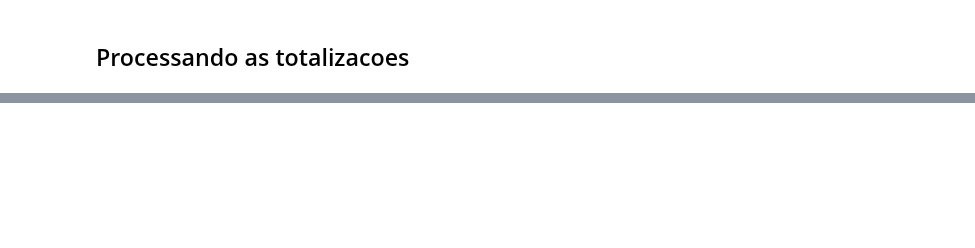
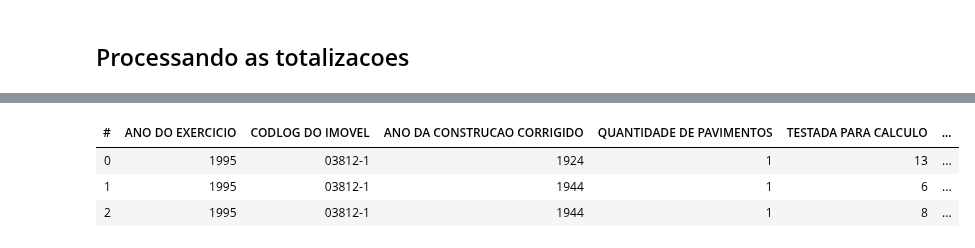
Before and after one commit to cem-usp/dash-iptu, a Jupyter notebook: 01 - Preparando dados do IPTU de 2022.ipynb, the cells around one changed output, grey strips where cells are left out. Drawn from its saved outputs; the diff is of its cells as text; code cells hidden in the pictures; blank space fills up the shorter version.

```diff
--- a/01 - Preparando dados do IPTU de 2022.ipynb
+++ b/01 - Preparando dados do IPTU de 2022.ipynb
@@ -662,0 +670,4 @@ Length: 82,322,059 dtype: bool (expression)
+# %%
+# seila = df_iptu['classe_de_uso'] == 'Residencial vertical Baixo'
+# df_iptu[seila]
+df_iptu.drop(columns=['TIPO DE PADRAO DA CONSTRUCAO'], inplace=True)
@@ -713,0 +738,3 @@ def agrupamento(df, campo):
+# %%
+# df_iptu['tipo_e_classe_de_uso'].isna().value_counts()
+df_iptu.fillna(value='Outros Usos', column_names=['tipo_e_classe_de_uso'], inplace=True)
@@ -713,0 +754,7 @@ def agrupamento(df, campo):
+# %%
+df_iptu.head(3)
+# %% [output]
+| # | ANO DO EXERCICIO | CODLOG DO IMOVEL | ANO DA CONSTRUCAO CORRIGIDO | QUANTIDADE DE PAVIMENTOS | TESTADA PARA CALCULO | ... |
+| 0 | 1995 | 03812-1 | 1924 | 1 | 13 | ... |
+| 1 | 1995 | 03812-1 | 1944 | 1 | 6 | ... |
+| 2 | 1995 | 03812-1 | 1944 | 1 | 8 | ... |
```
Also changed, not shown: parts of 30 cells of this notebook, 7 other files.
